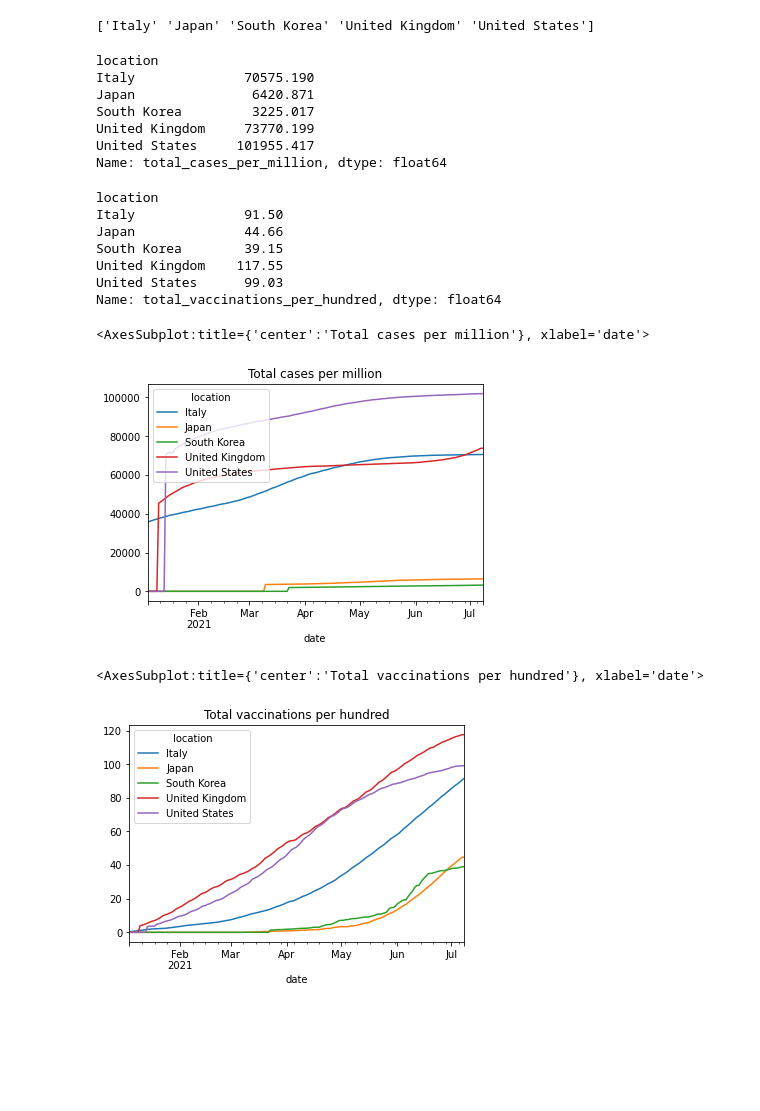
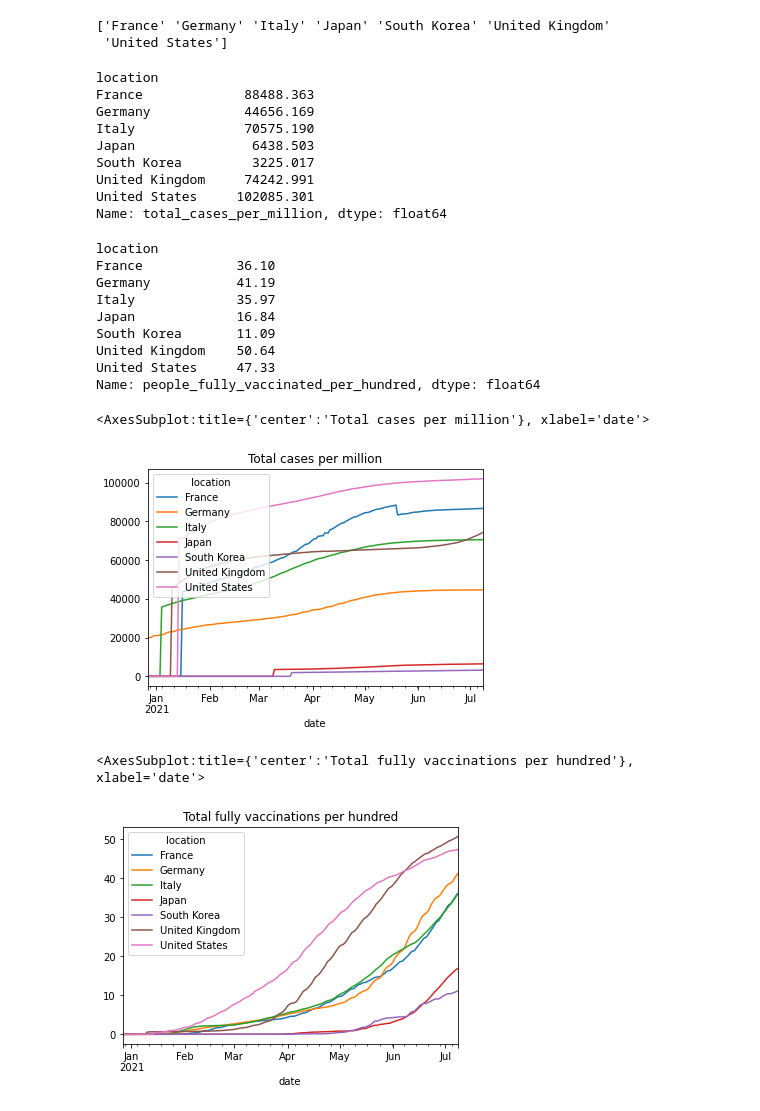
Before and after one commit to roguefactories/python_tutorials, a Jupyter notebook: ex_visualization/exvisualization.ipynb, the cells around one changed output. Cells and saved outputs as stored; diff of their text form; code cells hidden in the pictures; blank space fills up the shorter version.

Commit message:
modified:   ex_visualization/covid_data.csv 	modified:   ex_visualization/exvisualization.ipynb

```diff
--- a/ex_visualization/exvisualization.ipynb
+++ b/ex_visualization/exvisualization.ipynb
@@ -3,7 +3,7 @@ import pandas as pd
 
 df = pd.read_csv(
     'https://covid.ourworldindata.org/data/owid-covid-data.csv',
-    usecols=['date', 'location', 'total_cases_per_million', 'new_cases_per_million', 'new_deaths_per_million', 'reproduction_rate', 'total_tests_per_thousand', 'new_tests_per_thousand', 'total_vaccinations_per_hundred', 'people_vaccinated_per_hundred', 'people_fully_vaccinated_per_hundred', 'population', 'life_expectancy'],
+    usecols=['date', 'location', 'total_cases_per_million', 'reproduction_rate', 'people_fully_vaccinated_per_hundred', 'total_vaccinations', 'population', 'life_expectancy'],
     parse_dates=['date'])
 
 df.dropna(inplace=True)
@@ -31,27 +30,32 @@ df1 = df.query('population > 50000000 and life_expectancy > 78')
 df1.to_csv('covid_data.csv', sep='\t', encoding='utf-8')
 print(df1['location'].unique())
 # %% [output]
-['Italy' 'Japan' 'South Korea' 'United Kingdom' 'United States']
+['France' 'Germany' 'Italy' 'Japan' 'South Korea' 'United Kingdom'
+ 'United States']
 # %%
 print(df1.groupby(['location'])['total_cases_per_million'].max())
 # %% [output]
 location
+France             88488.363
+Germany            44656.169
 Italy              70575.190
-Japan               6420.871
+Japan               6438.503
 South Korea         3225.017
-United Kingdom     73770.199
-United States     101955.417
+United Kingdom     74242.991
+United States     102085.301
 Name: total_cases_per_million, dtype: float64
 # %%
-print(df1.groupby(['location'])['total_vaccinations_per_hundred'].max())
+print(df1.groupby(['location'])['people_fully_vaccinated_per_hundred'].max())
 # %% [output]
 location
-Italy              91.50
-Japan              44.66
-South Korea        39.15
-United Kingdom    117.55
-United States      99.03
-Name: total_vaccinations_per_hundred, dtype: float64
+France            36.10
+Germany           41.19
+Italy             35.97
+Japan             16.84
+South Korea       11.09
+United Kingdom    50.64
+United States     47.33
+Name: people_fully_vaccinated_per_hundred, dtype: float64
 # %%
 import matplotlib.pyplot as plt
 
@@ -66,20 +70,20 @@ tcpm = tcpm.fillna(method='ffill').fillna(0)
 tcpm.plot(title='Total cases per million')
 # %% [output]
 <AxesSubplot:title={'center':'Total cases per million'}, xlabel='date'>
-[figure, old version]
+[figure, new version]
 # %%
 tvph = pd.pivot_table(
     data=df1,                                   # What dataframe to use
     index='date',                               # The "rows" of your dataframe
     columns='location',                         # What values to show as columns
-    values='total_vaccinations_per_hundred',           # What values to aggregate
+    values='people_fully_vaccinated_per_hundred',           # What values to aggregate
     aggfunc='mean',                             # How to aggregate data
     )
 tvph = tvph.fillna(method='ffill').fillna(0)
-tvph.plot(title='Total vaccinations per hundred')
+tvph.plot(title='Total fully vaccinations per hundred')
 # %% [output]
-<AxesSubplot:title={'center':'Total vaccinations per hundred'}, xlabel='date'>
+<AxesSubplot:title={'center':'Total fully vaccinations per hundred'}, xlabel='date'>
-[figure, old version]
+[figure, new version]
 # %%
 rert = pd.pivot_table(
     data=df1,                                   # What dataframe to use
```
Also changed, not shown: parts of 3 cells of this notebook, 1 other file.
